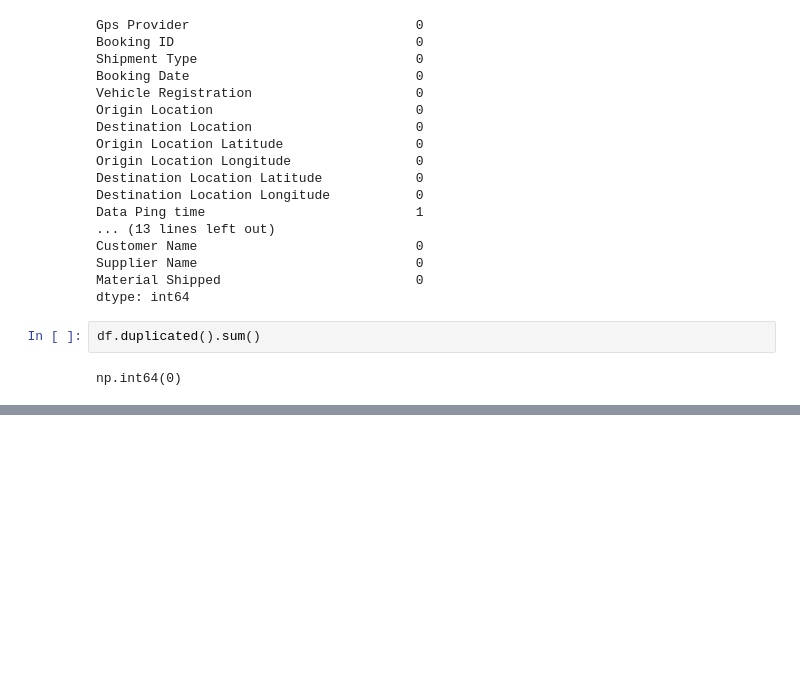
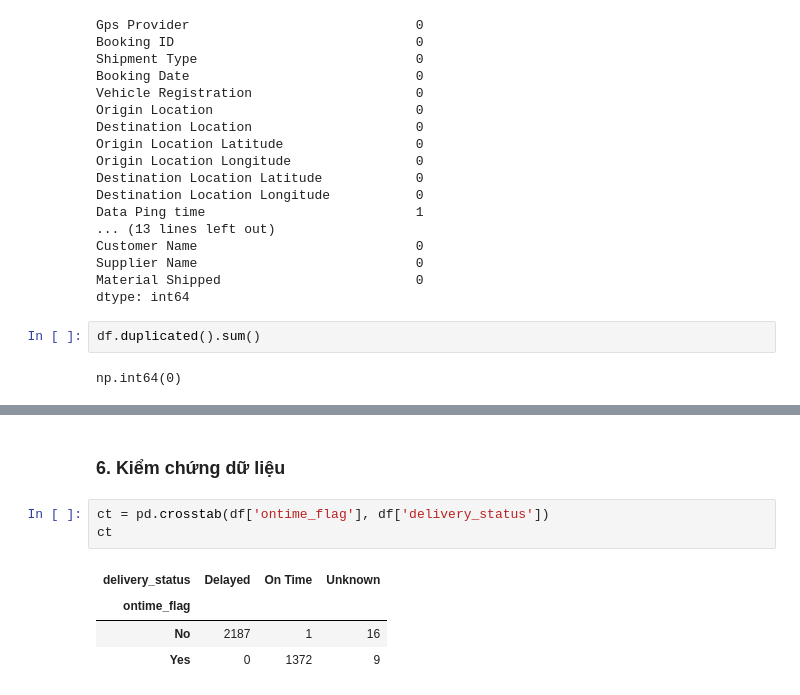
Before and after one commit to ChiBao-v/logistics-delivery-performance-analysis, a Jupyter notebook: python/EDA.ipynb, the cells around one changed output, grey strips where cells are left out. Saved outputs shown, nothing was run; the diff lists cells and outputs as text; blank space fills up the shorter version.

```diff
--- a/python/EDA.ipynb
+++ b/python/EDA.ipynb
@@ -215,0 +269,10 @@ Kết luận: dữ liệu đủ tin cậy để phân tích. Lưu ý xuyên su
+# %% [markdown]
+### __6. Kiểm chứng dữ liệu__
+# %%
+ct = pd.crosstab(df['ontime_flag'], df['delivery_status'])
+ct
+# %% [output]
+| delivery_status | Delayed | On Time | Unknown |
+| ontime_flag |  |  |  |
+| No | 2187 | 1 | 16 |
+| Yes | 0 | 1372 | 9 |
```
Also changed, not shown: parts of 7 cells of this notebook.
